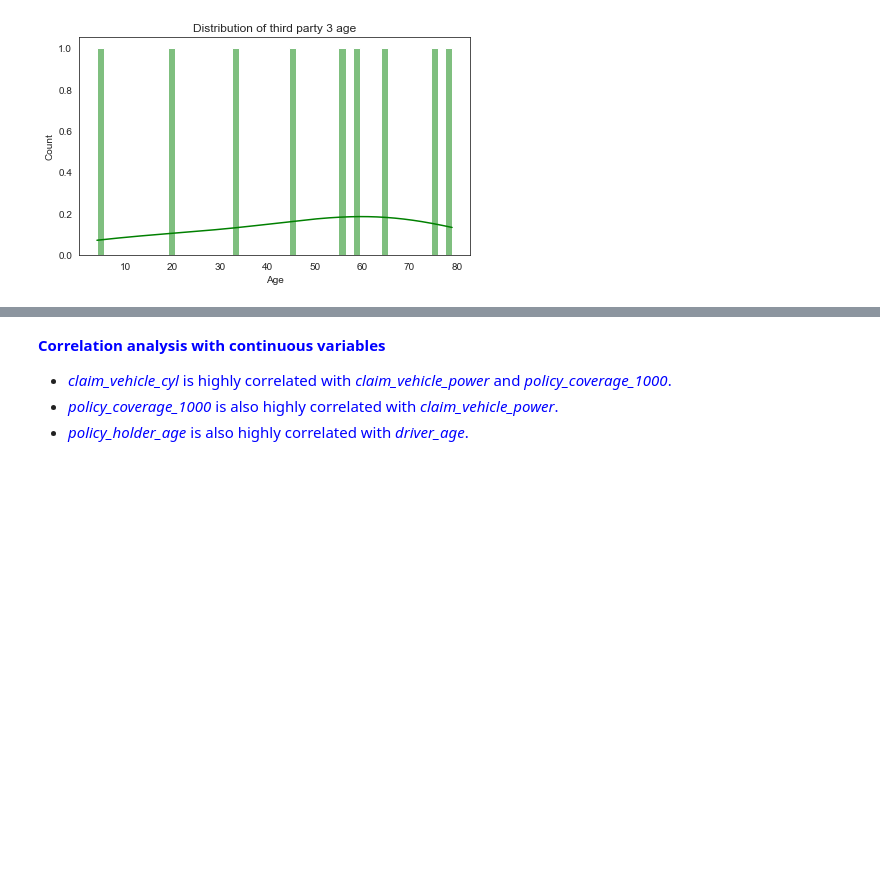
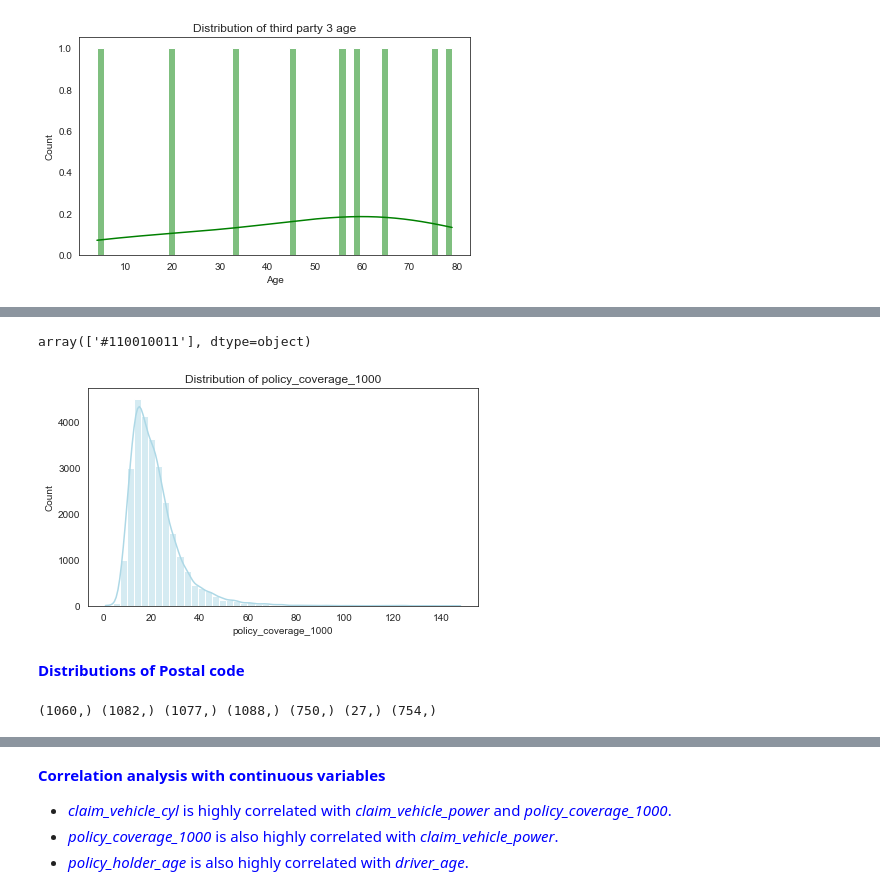
Before and after one commit to andyc1997/Advanced-Analytics, a Jupyter notebook: Assignment1/eda.ipynb, the cells around one changed output, grey strips where cells are left out. Drawn from its saved outputs; the diff is of its cells as text; code cells hidden in the pictures; blank space fills up the shorter version.

```diff
--- a/Assignment1/eda.ipynb
+++ b/Assignment1/eda.ipynb
@@ -184,0 +236,28 @@ fig.set_size_inches(7, 4)
+# %%
+data.sample(1)['policy_coverage_type'].values
+# %% [output]
+array(['#110010011'], dtype=object)
+# %%
+# heatmap
+ax = sns.histplot(x = 'policy_coverage_1000', data = data, kde = True,
+                  color = 'lightblue',  bins = 50)
+ax.set_title('Distribution of policy_coverage_1000')
+ax.set_xlabel('policy_coverage_1000')
+fig = ax.get_figure()
+fig.set_size_inches(7, 4)
+fig.savefig('dist_policy_coverage_1000.png', bbox_inches = 'tight', dpi = 300)
+# %% [output]
+[figure, added]
+# %% [markdown]
+ **<font color='blue'>Distributions of Postal code</font>**
+# %%
+# Count of postal code
+print(data['claim_postal_code'].value_counts().index.shape,
+    data['policy_holder_postal_code'].value_counts().index.shape,
+    data['driver_postal_code'].value_counts().index.shape,
+    data['third_party_1_postal_code'].value_counts().index.shape,
+    data['third_party_2_postal_code'].value_counts().index.shape,
+    data['third_party_3_postal_code'].value_counts().index.shape,
+    data['repair_postal_code'].value_counts().index.shape)
+# %% [output]
+(1060,) (1082,) (1077,) (1088,) (750,) (27,) (754,)
```
Also changed, not shown: parts of 21 cells of this notebook, 4 other files.
